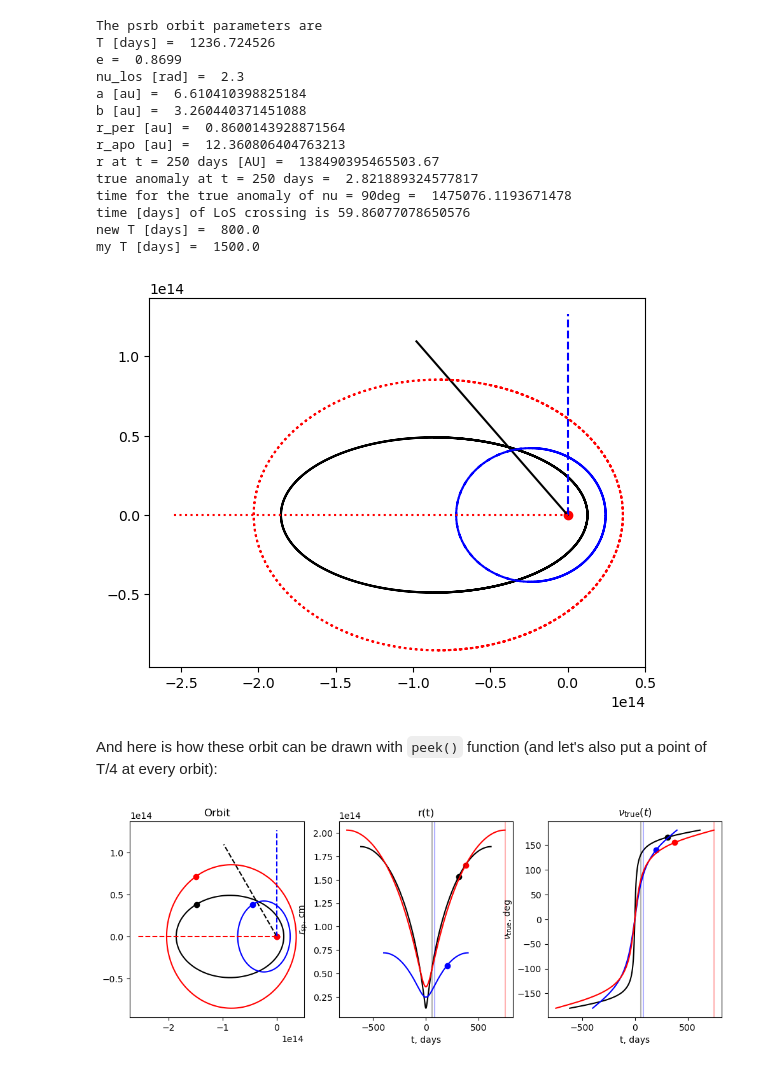
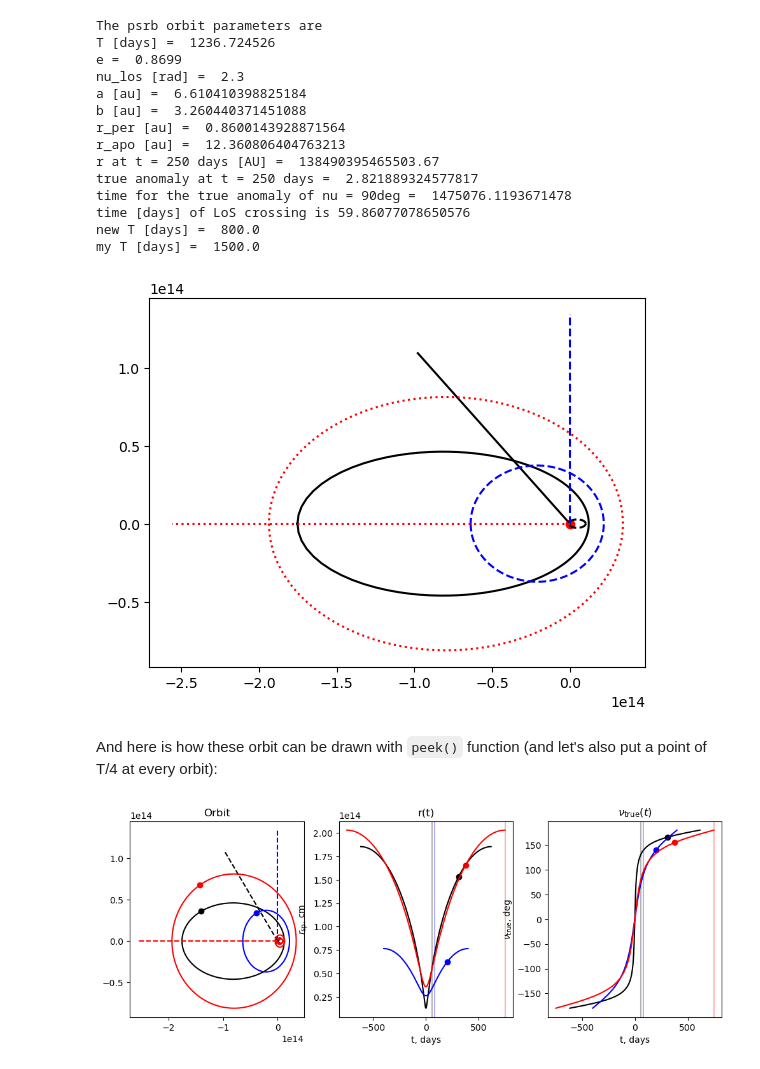
Before and after one commit to Alvkuzin/IBSEn, a Jupyter notebook: tutorials/Orbit_expanded.ipynb, the cells around one changed output. Drawn from its saved outputs; the diff is of its cells as text; code cells hidden in the pictures.

```diff
--- a/tutorials/Orbit_expanded.ipynb
+++ b/tutorials/Orbit_expanded.ipynb
@@ -40,6 +40,7 @@ The only available options are
 
 n is the number of points on the orbit to tabulate, None is default (orbit is not tabulated).
 """
+nu = np.linspace(-np.pi, np.pi, 200)
 
 sys_name = 'psrb'
 orb = Orbit(sys_name = sys_name, n=1003)
@@ -58,8 +59,10 @@ print('time for the true anomaly of nu = 90deg = ',
       orb.t_from_true_an(nu = 90 / 180 * np.pi)) # t when the true anomaly is 90 deg
 print('time [days] of LoS crossing is', orb.t_los / DAY)
 
+t = orb.t_from_true_an(nu)
+plt.plot(orb.x_p(t), orb.y_p(t), color='k') # plot the orbit
+plt.plot(orb.x_opt(t), orb.y_opt(t), color='k', ls='--') # once, let's plot the orbit of the optical star as well
 
-plt.plot(orb.xtab, orb.ytab, color='k') # plot the orbit
 plt.scatter(x=0, y=0, color='r') # place an optical star in the center of coordinates
 plt.plot([0, 3 * orb.b * cos(orb.nu_los)],
          [0, 3 * orb.b * sin(orb.nu_los)],
@@ -71,7 +74,7 @@ explicit parameters overwrite the default ones. Also, let's skip incl_los becaus
 don't need it now. We can pass the argument
 """
 
-orb_new = Orbit(sys_name = 'new_orbit', M=7*2e33, T = 800. * DAY, e = 0.49, nu_los=pi/2,
+orb_new = Orbit(sys_name = 'new_orbit', Mopt=7*2e33, Mp=1.4*2e33, T = 800. * DAY, e = 0.49, nu_los=pi/2,
                 incl_los=pi/4.,
                allow_missing=True # if you're ABSOLUTELY 100% sure that your orbit does not need other parameters,
                                   # you can fill everything else with None with this keyword. Default False
@@ -79,8 +82,8 @@ orb_new = Orbit(sys_name = 'new_orbit', M=7*2e33, T = 800. * DAY, e = 0.49, nu_l
 
 print('new T [days] = ', orb_new.T / DAY) # new orbital period
 
-
-plt.plot(orb_new.xtab, orb_new.ytab, color='b', ls = '--') # plot the new orbit
+t_new = orb_new.t_from_true_an(nu)
+plt.plot(orb_new.x_p(t_new), orb_new.y_p(t_new), color='b', ls = '--') # plot the new orbit
 plt.plot([0, 3 * orb_new.b * cos(orb_new.nu_los)],
          [0, 3 * orb_new.b * sin(orb_new.nu_los)],
          color='b', ls='--')
@@ -95,55 +98,58 @@ Or you can pass sys_name = some dictionary that should contain the following val
 orb_my_dict = {
              'T': 1500 * DAY, # the orbital period [s]. Necessary for orbit
              'e': 0.7, # eccentriciry. Necessary for orbit
-             'M': 30. * 2e33, # total mass m1 + m2 [g]. The code does NOT check that M = Mopt + M_ns. Necessary for orbit
+             # 'M': 30. * 2e33, # total mass m1 + m2 [g]. The code does NOT check that M = Mopt + M_ns. Necessary for orbit
              'D': 3e3 * 3e18, # the distance to the system [cm]. Necessary for spectrum (later)
              'Ropt': 12 * 7e10, # the optical star radius [cm]. Necessary for winds (later)
              'Topt': 3.4e3, # the optical star effective temperature [K]. Necessary for winds (later)
              'Mopt': 28.6 * 2e33, # the optical star mass [g]. Necessary for winds but not used, can be skipped
+             'Mp': 1.4 * 2e33, #
+
+
              'nu_los': pi, # the angle between the star-to-periastron direction
                           # and the direction to the observer (= 3pi/2 - \omega) [rad]
                           # Used later
              'incl_los': pi/6 # the angle between the orbit normal (n || \Omega_orb)
                           # and the direction to the observer [rad]
                           # Used later
            }
 
 orb_my = Orbit(sys_name = 'orbit_with_dict', sys_params=orb_my_dict) # again, if you explicitly set something as an argument here,
                                                                      # it overrites the value from the dictionary
 
 print('my T [days] = ', orb_my.T / DAY)
 
-
-plt.plot(orb_my.xtab, orb_my.ytab, color='r', ls = ':')
+t_my = orb_my.t_from_true_an(nu)
+plt.plot(orb_my.x_p(t_my), orb_my.y_p(t_my), color='r', ls = ':')
 plt.plot([0, 3 * orb_my.b * cos(orb_my.nu_los)],
          [0, 3 * orb_my.b * sin(orb_my.nu_los)],
          color='r', ls=':') # plot a line from the optical star to the direction of an observer
 plt.show()
 # %% [output]
 The psrb orbit parameters are
 T [days] =  1236.724526
 e =  0.8699
 nu_los [rad] =  2.3
 a [au] =  6.610410398825184
 b [au] =  3.260440371451088
 r_per [au] =  0.8600143928871564
 r_apo [au] =  12.360806404763213
 r at t = 250 days [AU] =  138490395465503.67
 true anomaly at t = 250 days =  2.821889324577817
 time for the true anomaly of nu = 90deg =  1475076.1193671478
 time [days] of LoS crossing is 59.86077078650576
 new T [days] =  800.0
 my T [days] =  1500.0
-[figure, old version]
+[figure, new version]
 # %% [markdown]
 And here is how these orbit can be drawn with `peek()` function (and let's also put a point of T/4 at every orbit):
 # %%
 plt.close('all')
 
 fig, ax = plt.subplots(nrows=1, ncols=3, figsize=(12, 4))
-orb.peek(ax=ax, color='k', times_pos=(orb.T/4,))
-orb_new.peek(ax=ax, color='b', times_pos=(orb_new.T/4,))
-orb_my.peek(ax=ax, color='r', times_pos=(orb_my.T/4,))
+orb.peek(ax=ax, color='k', times_pos=(orb.T/4,), show_star=False)
+orb_new.peek(ax=ax, color='b', times_pos=(orb_new.T/4,), show_star=False)
+orb_my.peek(ax=ax, color='r', times_pos=(orb_my.T/4,), show_star=False)
 plt.show()
 # %% [output]
-[figure, old version]
+[figure, new version]
```
Also changed, not shown: 13 other files.
